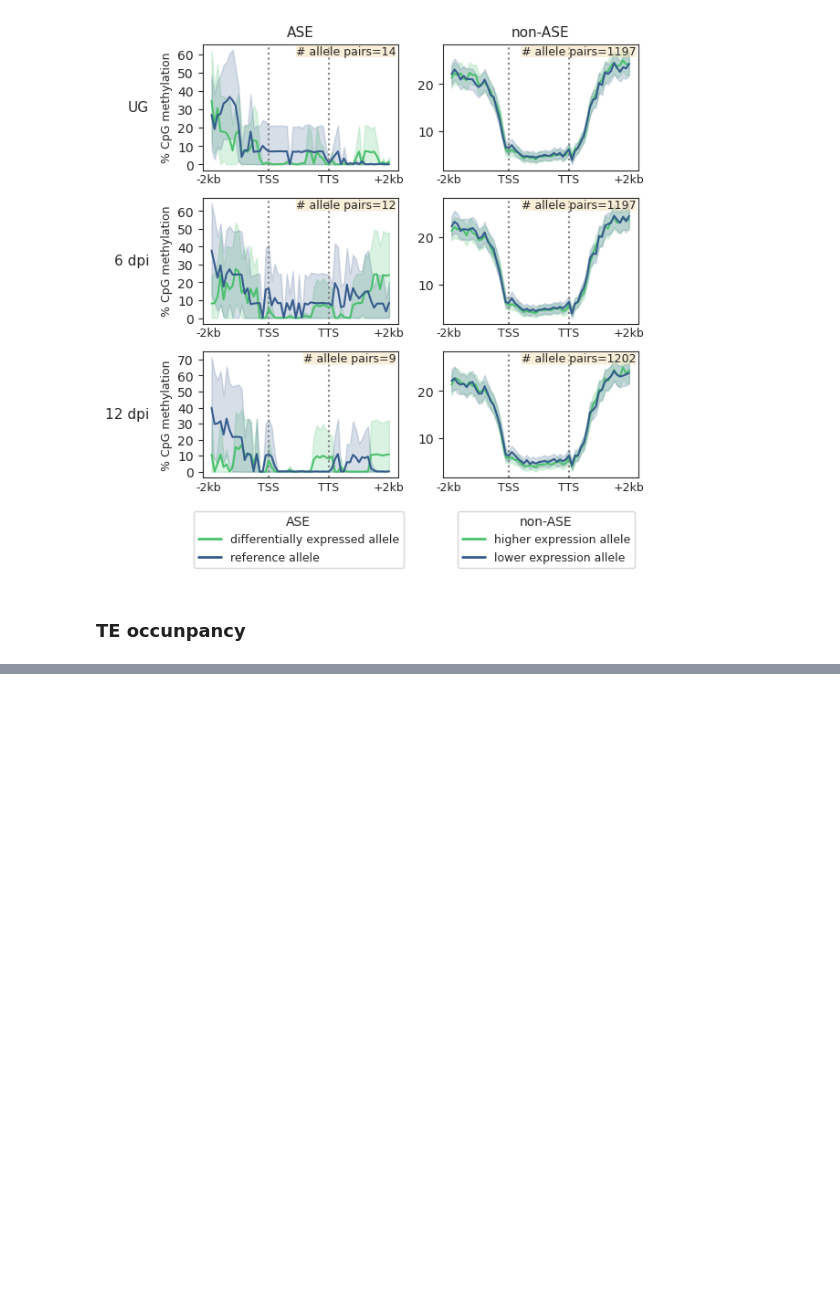
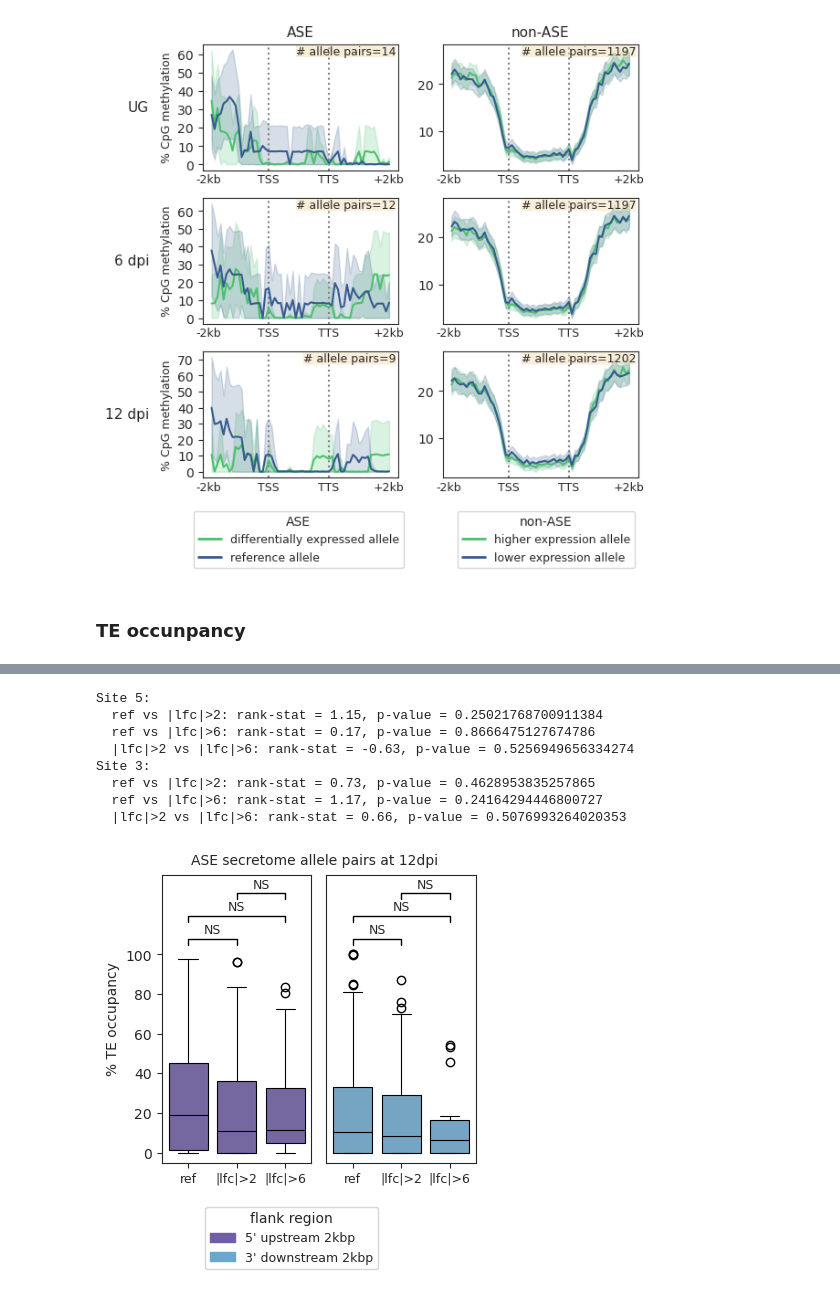
Before and after one commit to ritatam/Pst104EGenomeAnalysis, a Jupyter notebook: allele_specific_expression/ASE_analysis.ipynb, the cells around one changed output, grey strips where cells are left out. Saved outputs shown, nothing was run; the diff lists cells and outputs as text; code cells hidden in the pictures; blank space fills up the shorter version.

```diff
--- a/allele_specific_expression/ASE_analysis.ipynb
+++ b/allele_specific_expression/ASE_analysis.ipynb
@@ -949,0 +1041,14 @@ sns.boxplot(data=df,
+# %%
+TE_occup_seceff_ASE_dpi12 = get_TE_occupancy("seceff_ASE_dpi12_alleles.5prime_2000bp.coords.bed", dpi12_ASE, \
+                 'TE_occupancy/seceff_ASE_dpi12_alleles.5prime_2000bp.TEoverlap.bed',\
+                 'TE_occupancy/seceff_ASE_dpi12_alleles.3prime_2000bp.TEoverlap.bed', "ASE secretome allele pairs at 12dpi")
+# %% [output]
+Site 5:
+  ref vs |lfc|>2: rank-stat = 1.15, p-value = 0.25021768700911384
+  ref vs |lfc|>6: rank-stat = 0.17, p-value = 0.8666475127674786
+  |lfc|>2 vs |lfc|>6: rank-stat = -0.63, p-value = 0.5256949656334274
+Site 3:
+  ref vs |lfc|>2: rank-stat = 0.73, p-value = 0.4628953835257865
+  ref vs |lfc|>6: rank-stat = 1.17, p-value = 0.24164294446800727
+  |lfc|>2 vs |lfc|>6: rank-stat = 0.66, p-value = 0.5076993264020353
+[figure, added]
```
Also changed, not shown: parts of 16 cells of this notebook.
